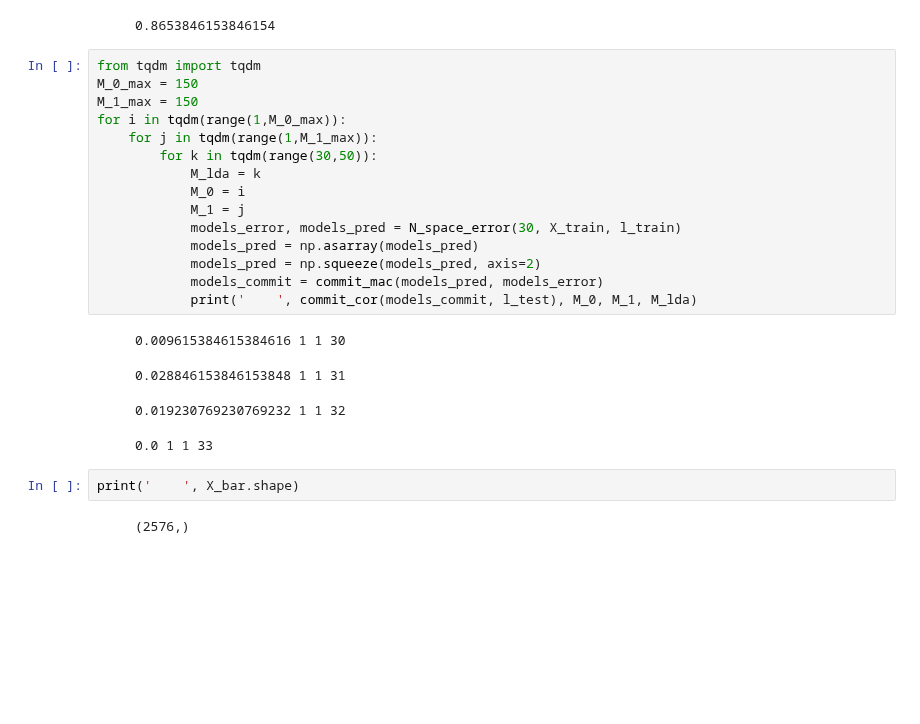
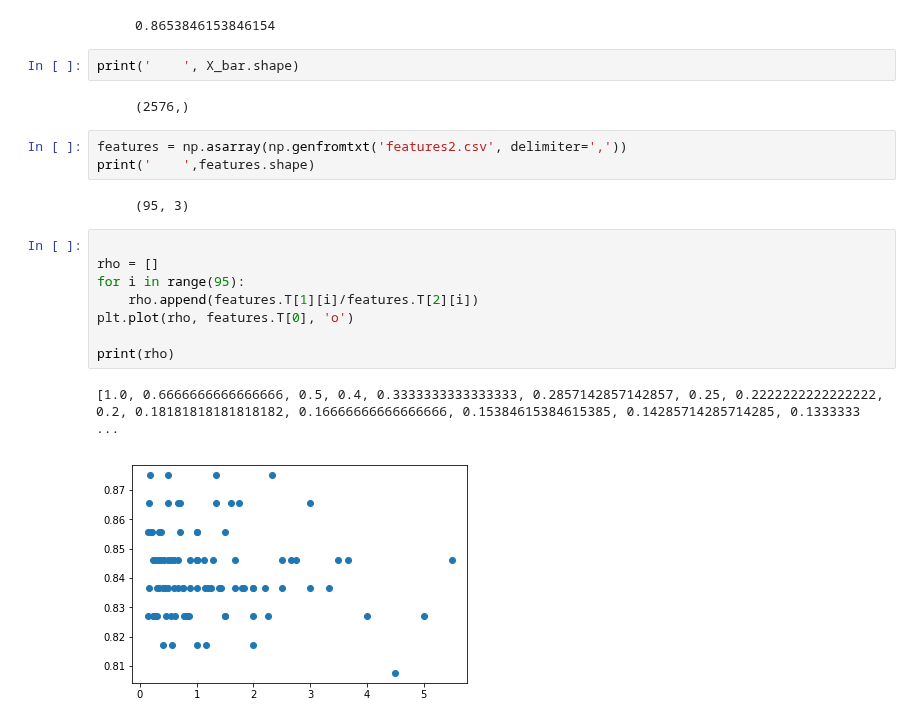
Before and after one commit to GPadley/EE4-68-PR, a Jupyter notebook: CW1/1.3_b.ipynb, the cells around one changed output. Saved outputs shown, nothing was run; the diff lists cells and outputs as text; blank space fills up the shorter version.

```diff
--- a/CW1/1.3_b.ipynb
+++ b/CW1/1.3_b.ipynb
@@ -471,27 +438,23 @@ models_commit = commit_mac(models_pred, models_error)
 print('    ', commit_cor(models_commit, l_test))
 # %% [output]
      0.8653846153846154
-# %%
-from tqdm import tqdm
-M_0_max = 150
-M_1_max = 150
-for i in tqdm(range(1,M_0_max)):
-    for j in tqdm(range(1,M_1_max)):
-        for k in tqdm(range(30,50)):
-            M_lda = k
-            M_0 = i
-            M_1 = j
-            models_error, models_pred = N_space_error(30, X_train, l_train)
-            models_pred = np.asarray(models_pred)
-            models_pred = np.squeeze(models_pred, axis=2)
-            models_commit = commit_mac(models_pred, models_error)
-            print('    ', commit_cor(models_commit, l_test), M_0, M_1, M_lda)
-# %% [output]
-     0.009615384615384616 1 1 30
-     0.028846153846153848 1 1 31
-     0.019230769230769232 1 1 32
-     0.0 1 1 33
 # %%
 print('    ', X_bar.shape)
 # %% [output]
      (2576,)
+# %%
+features = np.asarray(np.genfromtxt('features2.csv', delimiter=','))
+print('    ',features.shape)
+# %% [output]
+     (95, 3)
+# %%
+
+rho = []
+for i in range(95):
+    rho.append(features.T[1][i]/features.T[2][i])
+plt.plot(rho, features.T[0], 'o')
+
+print(rho)
+# %% [output]
+[1.0, 0.6666666666666666, 0.5, 0.4, 0.3333333333333333, 0.2857142857142857, 0.25, 0.2222222222222222, 0.2, 0.18181818181818182, 0.16666666666666666, 0.15384615384615385, 0.14285714285714285, 0.1333333 ...
+[figure, added]
```
Also changed, not shown: parts of 5 cells of this notebook.
